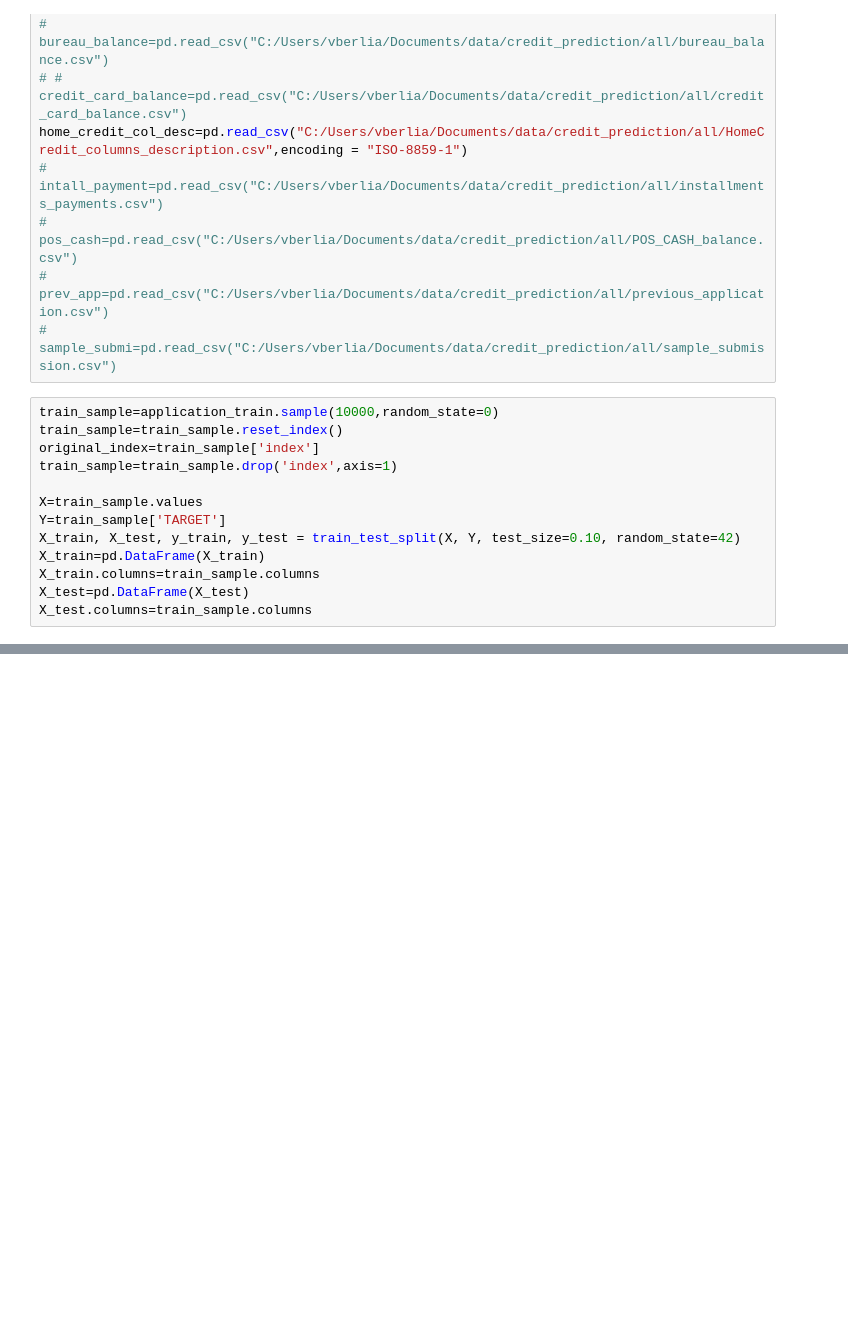
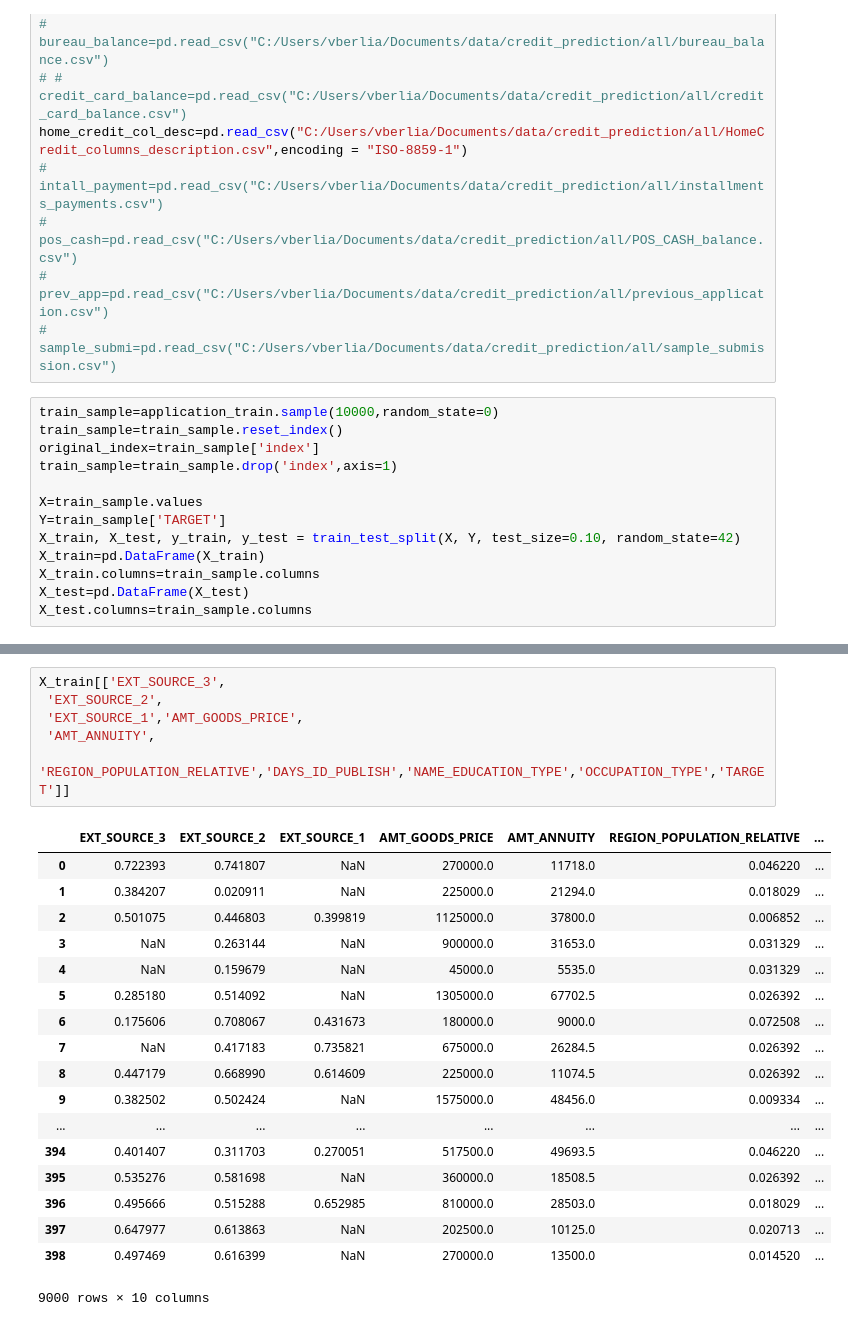
Before and after one commit to shanky221341/machine_learning, a Jupyter notebook: Notebooks/credit_predcition2.ipynb, the cells around one changed output, grey strips where cells are left out. Drawn from its saved outputs; the diff is of its cells as text; blank space fills up the shorter version.

```diff
--- a/Notebooks/credit_predcition2.ipynb
+++ b/Notebooks/credit_predcition2.ipynb
@@ -306,0 +1029,25 @@ all_report
+# %%
+X_train[['EXT_SOURCE_3',
+ 'EXT_SOURCE_2',
+ 'EXT_SOURCE_1','AMT_GOODS_PRICE',
+ 'AMT_ANNUITY',
+ 'REGION_POPULATION_RELATIVE','DAYS_ID_PUBLISH','NAME_EDUCATION_TYPE','OCCUPATION_TYPE','TARGET']]
+# %% [output]
+|  | EXT_SOURCE_3 | EXT_SOURCE_2 | EXT_SOURCE_1 | AMT_GOODS_PRICE | AMT_ANNUITY | REGION_POPULATION_RELATIVE | ... |
+| 0 | 0.722393 | 0.741807 | NaN | 270000.0 | 11718.0 | 0.046220 | ... |
+| 1 | 0.384207 | 0.020911 | NaN | 225000.0 | 21294.0 | 0.018029 | ... |
+| 2 | 0.501075 | 0.446803 | 0.399819 | 1125000.0 | 37800.0 | 0.006852 | ... |
+| 3 | NaN | 0.263144 | NaN | 900000.0 | 31653.0 | 0.031329 | ... |
+| 4 | NaN | 0.159679 | NaN | 45000.0 | 5535.0 | 0.031329 | ... |
+| 5 | 0.285180 | 0.514092 | NaN | 1305000.0 | 67702.5 | 0.026392 | ... |
+| 6 | 0.175606 | 0.708067 | 0.431673 | 180000.0 | 9000.0 | 0.072508 | ... |
+| 7 | NaN | 0.417183 | 0.735821 | 675000.0 | 26284.5 | 0.026392 | ... |
+| 8 | 0.447179 | 0.668990 | 0.614609 | 225000.0 | 11074.5 | 0.026392 | ... |
+| 9 | 0.382502 | 0.502424 | NaN | 1575000.0 | 48456.0 | 0.009334 | ... |
+| ... | ... | ... | ... | ... | ... | ... | ... |
+| 394 | 0.401407 | 0.311703 | 0.270051 | 517500.0 | 49693.5 | 0.046220 | ... |
+| 395 | 0.535276 | 0.581698 | NaN | 360000.0 | 18508.5 | 0.026392 | ... |
+| 396 | 0.495666 | 0.515288 | 0.652985 | 810000.0 | 28503.0 | 0.018029 | ... |
+| 397 | 0.647977 | 0.613863 | NaN | 202500.0 | 10125.0 | 0.020713 | ... |
+| 398 | 0.497469 | 0.616399 | NaN | 270000.0 | 13500.0 | 0.014520 | ... |
+9000 rows × 10 columns
```
Also changed, not shown: parts of 69 cells of this notebook, 5 other files.
